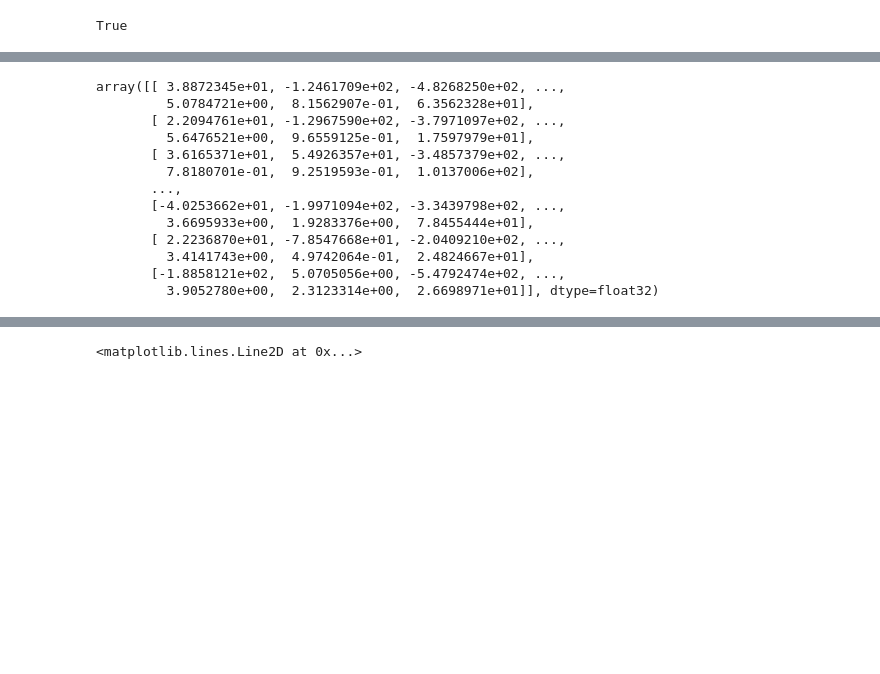
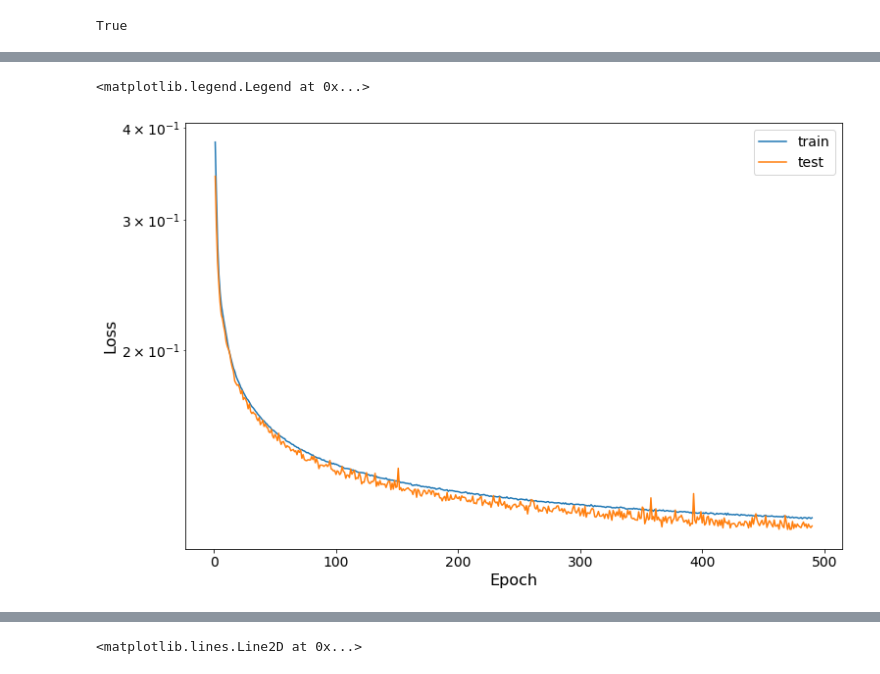
Before and after one commit to philippeller/IceNet, a Jupyter notebook: HitNet.ipynb, the cells around one changed output, grey strips where cells are left out. Saved outputs shown, nothing was run; the diff lists cells and outputs as text; code cells hidden in the pictures; blank space fills up the shorter version.

```diff
--- a/HitNet.ipynb
+++ b/HitNet.ipynb
@@ -37,8 +33,6 @@ tf.test.is_gpu_available()
 True
 # %%
 labels = ['x', 'y', 'z', 'time', 'azimuth','zenith', 'energy']
-# %%
-hits, charges, params = get_single_hits('../test_data/oscNext_genie_level3_v01.03_pass2.140000.000000.hdf5', labels=labels)
 # %%
 hits_list = []
 charges_list = []
@@ -122,18 +158,22 @@ t = trafo()
 h = t(hits_input, params_input)
 h = tf.keras.layers.Dense(32, activation="relu")(h)
 h = tf.keras.layers.Dense(64, activation="relu")(h)
+h = tf.keras.layers.Dropout(0.001)(h)
 h = tf.keras.layers.Dense(128, activation="relu")(h)
+h = tf.keras.layers.Dropout(0.001)(h)
 h = tf.keras.layers.Dense(256, activation="relu")(h)
+h = tf.keras.layers.Dropout(0.001)(h)
 h = tf.keras.layers.Dense(128, activation="relu")(h)
+h = tf.keras.layers.Dropout(0.001)(h)
 h = tf.keras.layers.Dense(64, activation="relu")(h)
 h = tf.keras.layers.Dense(32, activation="relu")(h)
 outputs = tf.keras.layers.Dense(1, activation='sigmoid')(h)
 
 
-model = tf.keras.Model(inputs=[hits_input, params_input], outputs=outputs)
+hit_net = tf.keras.Model(inputs=[hits_input, params_input], outputs=outputs)
 
 
-model.summary()
+hit_net.summary()
 
 my_history = LossHistory()
 
@@ -161,20 +252,4 @@ ________________________________________________________________________________
 # %%
 optimizer = tf.keras.optimizers.Adam(0.0005)
 
-model.compile(loss='binary_crossentropy', optimizer=optimizer)
+hit_net.compile(loss='binary_crossentropy', optimizer=optimizer)
-# %%
-np.random.permutation(params_test)
-# %% [output]
-array([[ 3.8872345e+01, -1.2461709e+02, -4.8268250e+02, ...,
-         5.0784721e+00,  8.1562907e-01,  6.3562328e+01],
-       [ 2.2094761e+01, -1.2967590e+02, -3.7971097e+02, ...,
-         5.6476521e+00,  9.6559125e-01,  1.7597979e+01],
-       [ 3.6165371e+01,  5.4926357e+01, -3.4857379e+02, ...,
-         7.8180701e-01,  9.2519593e-01,  1.0137006e+02],
-       ...,
-       [-4.0253662e+01, -1.9971094e+02, -3.3439798e+02, ...,
-         3.6695933e+00,  1.9283376e+00,  7.8455444e+01],
-       [ 2.2236870e+01, -7.8547668e+01, -2.0409210e+02, ...,
-         3.4141743e+00,  4.9742064e-01,  2.4824667e+01],
-       [-1.8858121e+02,  5.0705056e+00, -5.4792474e+02, ...,
-         3.9052780e+00,  2.3123314e+00,  2.6698971e+01]], dtype=float32)
@@ -191,3 +270,29 @@ def shuffle(hits, params, each_row=True):
     shuffled_params = np.vstack([params, shuf])
     target = np.concatenate([np.ones(hits.shape[0]), np.zeros(hits.shape[0])])
     return shuffled_hits, shuffled_params, target
+# %%
+for i in range(200):
+
+    shuffled_hits_train, shuffled_params_train, outputs_train = shuffle(hits_train, params_train)
+    shuffled_hits_test, shuffled_params_test, outputs_test = shuffle(hits_test, params_test)
+
+    gc.collect()
+
+    print('Epoch %i'%(len(loss_history)+1))
+
+    hit_net.fit([shuffled_hits_train, shuffled_params_train], outputs_train, batch_size=2048, epochs=1, validation_data=([shuffled_hits_test, shuffled_params_test], outputs_test), callbacks=[my_history,])
+
+    loss_history.append(hit_net.history.history['loss'])
+    val_loss_history.append(hit_net.history.history['val_loss'])
+# %%
+fig, ax = plt.subplots(1, 1, figsize=(12,8))
+x = np.arange(1, len(loss_history)+1)
+ax.plot(x, np.concatenate(loss_history), label='train')
+ax.plot(x, np.concatenate(val_loss_history), label='test')
+ax.set_yscale('log')
+ax.set_xlabel('Epoch')
+ax.set_ylabel('Loss')
+ax.legend()
+# %% [output]
+<matplotlib.legend.Legend at 0x...>
+[figure, added]
```
Also changed, not shown: parts of 14 cells of this notebook, 2 other files.
